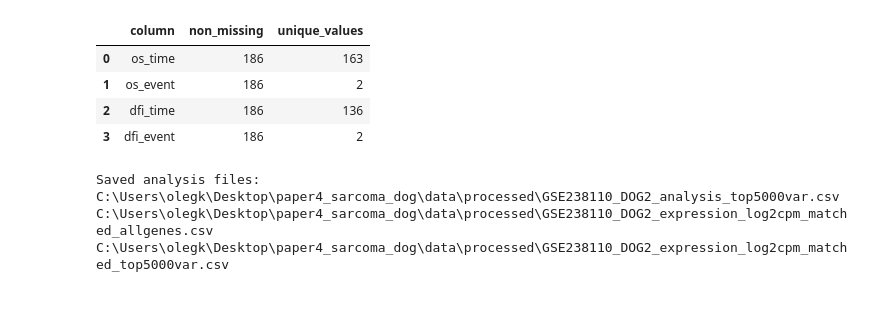
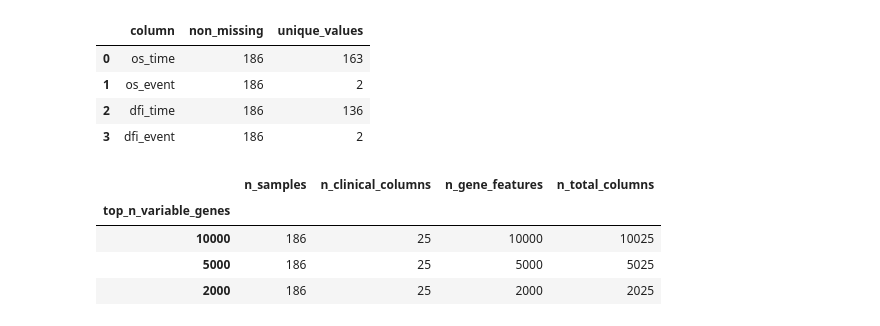
Before and after one commit to Helen2813/paper4_sarcoma_dog, a Jupyter notebook: notebooks/03_build_canine_analysis_matrix.ipynb, the cells around one changed output. Cells and saved outputs as stored; diff of their text form; code cells hidden in the pictures.

```diff
--- a/notebooks/03_build_canine_analysis_matrix.ipynb
+++ b/notebooks/03_build_canine_analysis_matrix.ipynb
@@ -133,18 +133,37 @@ display(pd.DataFrame(endpoint_summary))
 | 2 | dfi_time | 186 | 136 |
 | 3 | dfi_event | 186 | 2 |
 # %%
-analysis = clinical_matched.join(expr_top, how="inner")
-analysis.to_csv(PROCESSED_DIR / "GSE238110_DOG2_analysis_top5000var.csv")
+feature_sets = {}
 
+for top_n in [10000, 5000, 2000]:
+    selected_genes = gene_variance.head(top_n).index.tolist()
+    expr_selected = expr_matched[selected_genes].copy()
+    analysis_selected = clinical_matched.join(expr_selected, how="inner")
+
+    expr_path = PROCESSED_DIR / f"GSE238110_DOG2_expression_log2cpm_matched_top{top_n}var.csv"
+    analysis_path = PROCESSED_DIR / f"GSE238110_DOG2_analysis_top{top_n}var.csv"
+
+    expr_selected.to_csv(expr_path)
+    analysis_selected.to_csv(analysis_path)
+
+    feature_sets[top_n] = {
+        "n_samples": analysis_selected.shape[0],
+        "n_clinical_columns": clinical_matched.shape[1],
+        "n_gene_features": expr_selected.shape[1],
+        "n_total_columns": analysis_selected.shape[1],
+    }
+
+clinical_matched.to_csv(PROCESSED_DIR / "GSE238110_DOG2_clinical_matched_indexed.csv")
 expr_matched.to_csv(PROCESSED_DIR / "GSE238110_DOG2_expression_log2cpm_matched_allgenes.csv")
-expr_top.to_csv(PROCESSED_DIR / "GSE238110_DOG2_expression_log2cpm_matched_top5000var.csv")
 
-print("Saved analysis files:")
-print(PROCESSED_DIR / "GSE238110_DOG2_analysis_top5000var.csv")
-print(PROCESSED_DIR / "GSE238110_DOG2_expression_log2cpm_matched_allgenes.csv")
-print(PROCESSED_DIR / "GSE238110_DOG2_expression_log2cpm_matched_top5000var.csv")
+feature_summary = pd.DataFrame.from_dict(feature_sets, orient="index")
+feature_summary.index.name = "top_n_variable_genes"
+display(feature_summary)
+
+feature_summary.to_csv(PROCESSED_DIR / "GSE238110_DOG2_feature_set_summary.csv")
 # %% [output]
-Saved analysis files:
-C:\Users\olegk\Desktop\paper4_sarcoma_dog\data\processed\GSE238110_DOG2_analysis_top5000var.csv
-C:\Users\olegk\Desktop\paper4_sarcoma_dog\data\processed\GSE238110_DOG2_expression_log2cpm_matched_allgenes.csv
-C:\Users\olegk\Desktop\paper4_sarcoma_dog\data\processed\GSE238110_DOG2_expression_log2cpm_matched_top5000var.csv
+|  | n_samples | n_clinical_columns | n_gene_features | n_total_columns |
+| top_n_variable_genes |  |  |  |  |
+| 10000 | 186 | 25 | 10000 | 10025 |
+| 5000 | 186 | 25 | 5000 | 5025 |
+| 2000 | 186 | 25 | 2000 | 2025 |
```
Also changed, not shown: 1 other file.
